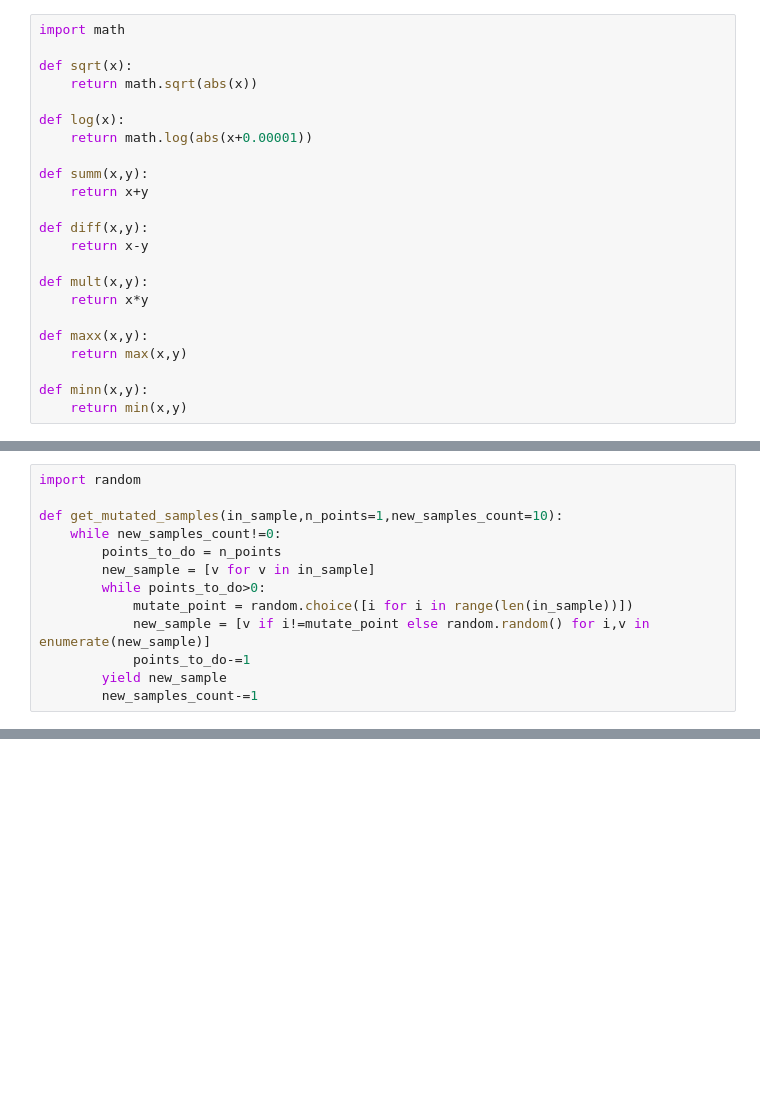
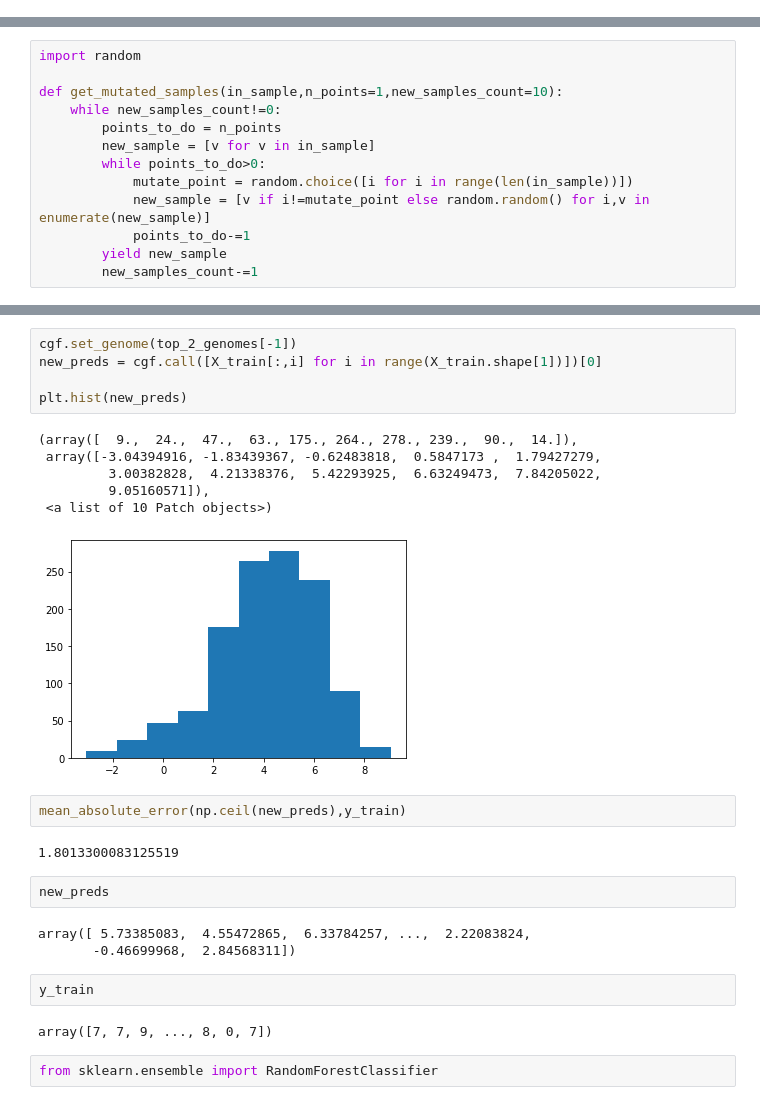
Before and after one commit to eugtsa/cartesian_genetics, a Jupyter notebook: jupyter/01_iris_check.ipynb, the cells around one changed output, grey strips where cells are left out. Saved outputs shown, nothing was run; the diff lists cells and outputs as text; blank space fills up the shorter version.

```diff
--- a/jupyter/01_iris_check.ipynb
+++ b/jupyter/01_iris_check.ipynb
@@ -11,26 +11,3 @@ iris = load_iris()
 data,target = iris['data'],iris['target']
 # %%
 from sklearn.metrics import mean_absolute_error
-# %%
-import math
-
-def sqrt(x):
-    return math.sqrt(abs(x))
-
-def log(x):
-    return math.log(abs(x+0.00001))
-
-def summ(x,y):
-    return x+y
-
-def diff(x,y):
-    return x-y
-
-def mult(x,y):
-    return x*y
-
-def maxx(x,y):
-    return max(x,y)
-
-def minn(x,y):
-    return min(x,y)
@@ -148,0 +283,27 @@ top_genome
+# %%
+cgf.set_genome(top_2_genomes[-1])
+new_preds = cgf.call([X_train[:,i] for i in range(X_train.shape[1])])[0]
+
+plt.hist(new_preds)
+# %% [output]
+(array([  9.,  24.,  47.,  63., 175., 264., 278., 239.,  90.,  14.]),
+ array([-3.04394916, -1.83439367, -0.62483818,  0.5847173 ,  1.79427279,
+         3.00382828,  4.21338376,  5.42293925,  6.63249473,  7.84205022,
+         9.05160571]),
+ <a list of 10 Patch objects>)
+[figure, added]
+# %%
+mean_absolute_error(np.ceil(new_preds),y_train)
+# %% [output]
+1.8013300083125519
+# %%
+new_preds
+# %% [output]
+array([ 5.73385083,  4.55472865,  6.33784257, ...,  2.22083824,
+       -0.46699968,  2.84568311])
+# %%
+y_train
+# %% [output]
+array([7, 7, 9, ..., 8, 0, 7])
+# %%
+from sklearn.ensemble import RandomForestClassifier
```
Also changed, not shown: parts of 20 cells of this notebook.
